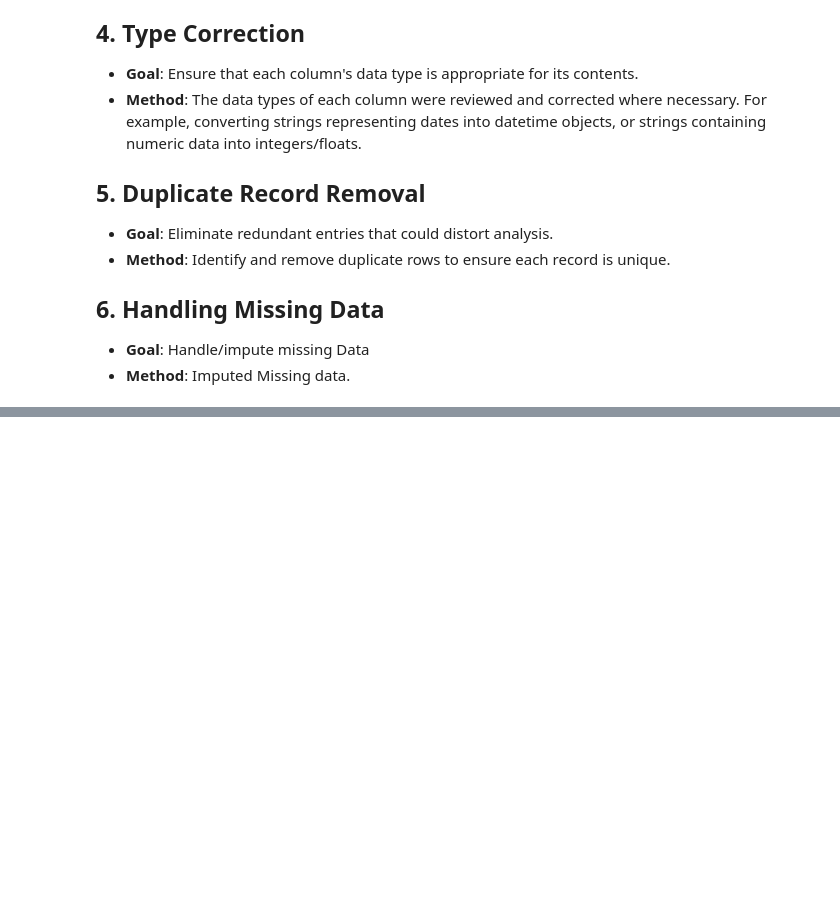
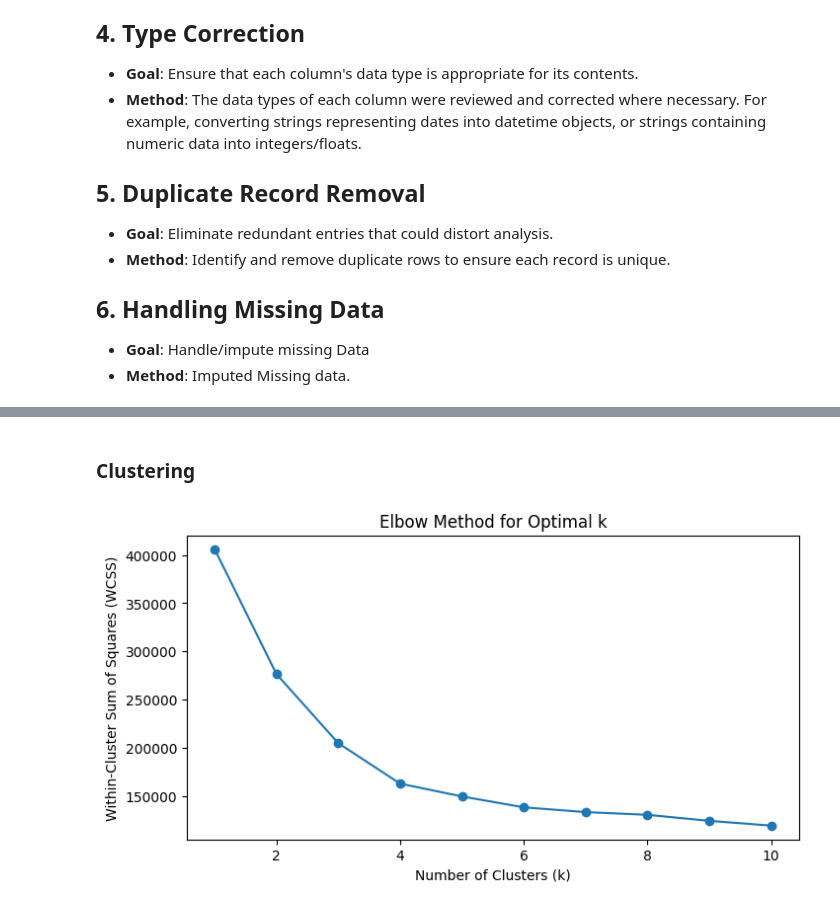
Before and after one commit to sakshamlakhera/CSE587, a Jupyter notebook: notebook/Sharan_Raj_50604183_Hypothesis_Proof.ipynb, the cells around one changed output, grey strips where cells are left out. Saved outputs shown, nothing was run; the diff lists cells and outputs as text; code cells hidden in the pictures; blank space fills up the shorter version.

```diff
--- a/notebook/Sharan_Raj_50604183_Hypothesis_Proof.ipynb
+++ b/notebook/Sharan_Raj_50604183_Hypothesis_Proof.ipynb
@@ -452,0 +753,50 @@ The chart visually supports the hypothesis that marital status is associated wit
+# %% [markdown]
+### Clustering
+# %%
+df_H2_new = pd.merge(df_H2, df[identity_columns_H1+["IRSEX", "NEWRACE2", "IRFAMIN3", "IRHHSIZ2"]],  how='inner', on=identity_columns_H1)
+# %%
+df_H2 = df_H2_new.drop_duplicates().copy()
+# %%
+df_H2 = df_H2.reset_index(drop=True)
+# %%
+# Import libraries
+import pandas as pd
+from sklearn.preprocessing import StandardScaler, OneHotEncoder
+from sklearn.cluster import KMeans
+from sklearn.compose import ColumnTransformer
+from sklearn.pipeline import Pipeline
+import matplotlib.pyplot as plt
+import seaborn as sns
+
+# Select relevant columns
+columns = ["IRMARIT", "IRSEX", "NEWRACE2", "IRFAMIN3", "IRHHSIZ2"]
+
+data = df_H2[columns]
+
+# Define preprocessing steps
+# One-hot encode categorical variables and standard scale numerical ones
+preprocessor = ColumnTransformer(
+    transformers=[
+        ("num", StandardScaler(), ["IRFAMIN3", "IRHHSIZ2"]),
+        ("cat", OneHotEncoder(drop="first"), [ "IRSEX", "NEWRACE2"])
+    ]
+)
+
+X = preprocessor.fit_transform(data)
+
+# Determine optimal number of clusters using the Elbow method
+wcss = []
+for k in range(1, 11):
+    kmeans = KMeans(n_clusters=k, random_state=42)
+    kmeans.fit(X)
+    wcss.append(kmeans.inertia_)
+
+# Plot the WCSS to identify the elbow point
+plt.figure(figsize=(8, 4))
+plt.plot(range(1, 11), wcss, marker='o')
+plt.title("Elbow Method for Optimal k")
+plt.xlabel("Number of Clusters (k)")
+plt.ylabel("Within-Cluster Sum of Squares (WCSS)")
+plt.show()
+# %% [output]
+[figure, added]
```
Also changed, not shown: parts of 28 cells of this notebook.
